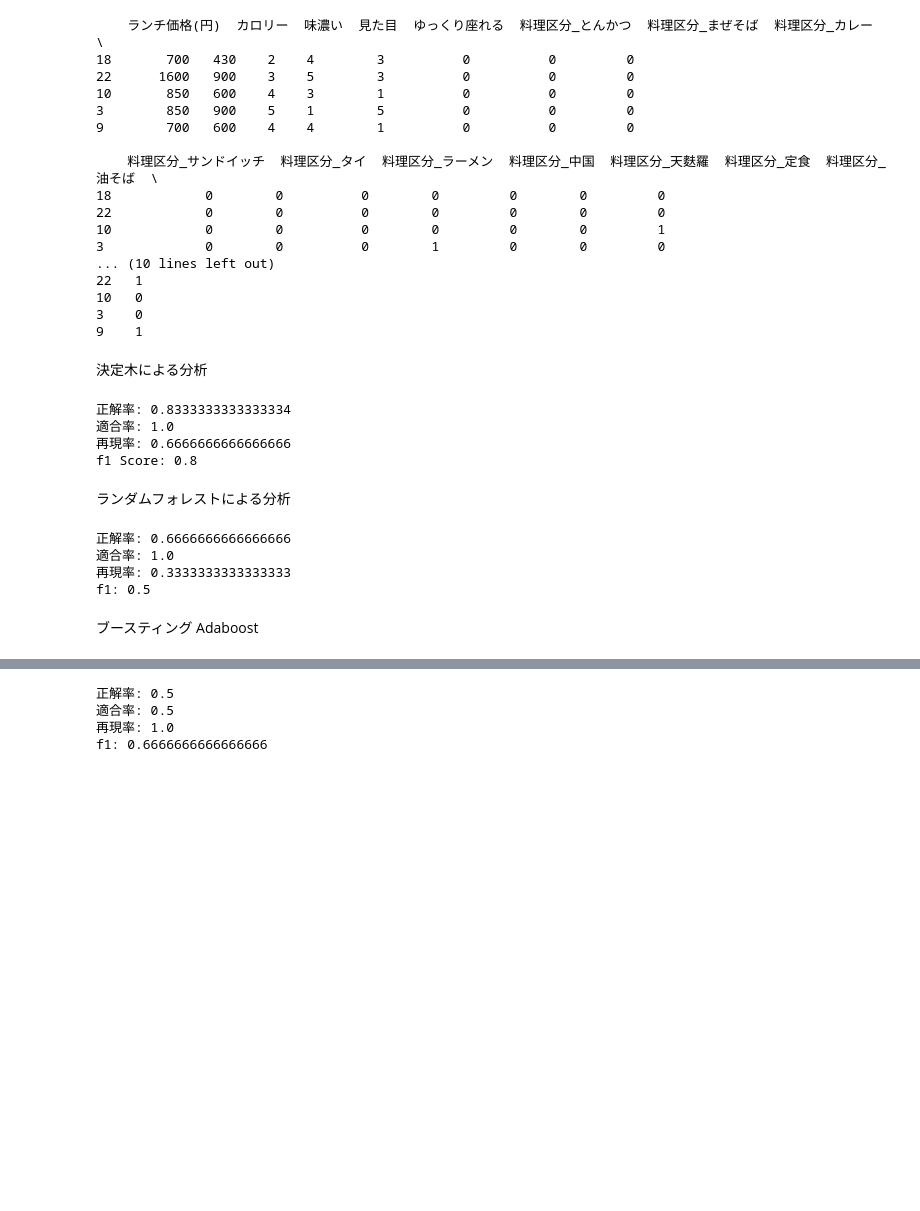
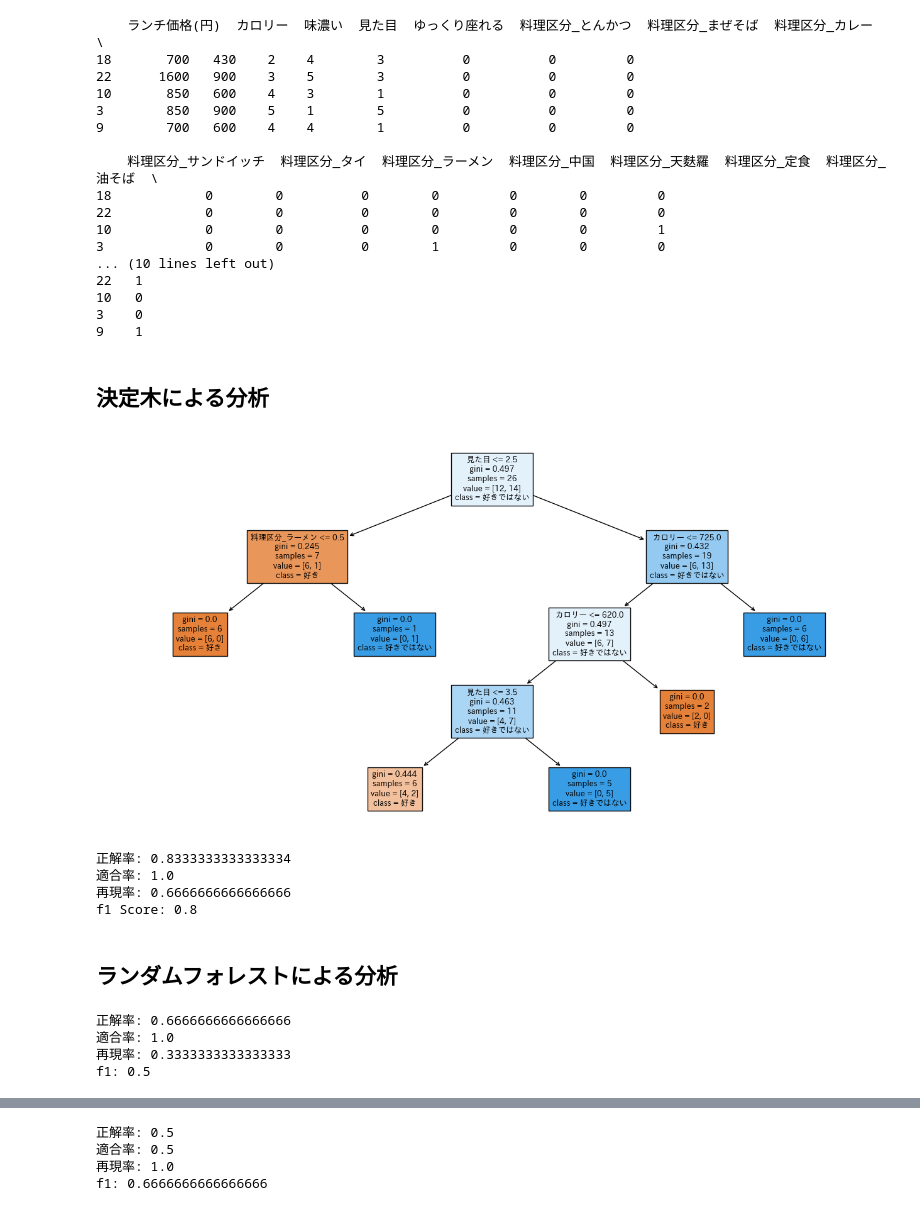
Before and after one commit to azusaanson/datascience, a Jupyter notebook: ensembleLearning.ipynb, the cells around one changed output, grey strips where cells are left out. Saved outputs shown, nothing was run; the diff lists cells and outputs as text; code cells hidden in the pictures; blank space fills up the shorter version.

Commit message:
plot tree in ensemble learning

```diff
--- a/ensembleLearning.ipynb
+++ b/ensembleLearning.ipynb
@@ -61,5 +82,5 @@ print(yTrain.head())
 10   0
 3    0
 9    1
-# %% [markdown]
-決定木による分析
+# %% [markdown]
+## 決定木による分析
@@ -66 +90,12 @@ print(yTrain.head())
+# %%
+# fit all data to the model
+treeModel.fit(x, y)
+
+# plot tree
+fig_dt = plt.figure(figsize=(16,8))
+ax_dt = fig_dt.add_subplot(111)
+plot_tree(treeModel, feature_names=list(x.columns), class_names=['好き','好きではない'], filled=True,fontsize=9,ax = ax_dt)
+plt.show()
+# %% [output]
+[figure, added]
 # %%
@@ -83,8 +115,8 @@ print('f1 Score:', f1_score(yTest, yTreePred))
 適合率: 1.0
 再現率: 0.6666666666666666
 f1 Score: 0.8
-# %% [markdown]
-ランダムフォレストによる分析
+# %% [markdown]
+## ランダムフォレストによる分析
 # %%
 rfModel = RandomForestClassifier(n_estimators=2, max_depth=4, criterion='gini', random_state=90)
 
@@ -101,5 +133,3 @@ print('f1:',f1_score(yTest, yRfPred))
 適合率: 1.0
 再現率: 0.3333333333333333
 f1: 0.5
-# %% [markdown]
-ブースティング Adaboost
```
Also changed, not shown: parts of 6 cells of this notebook.
